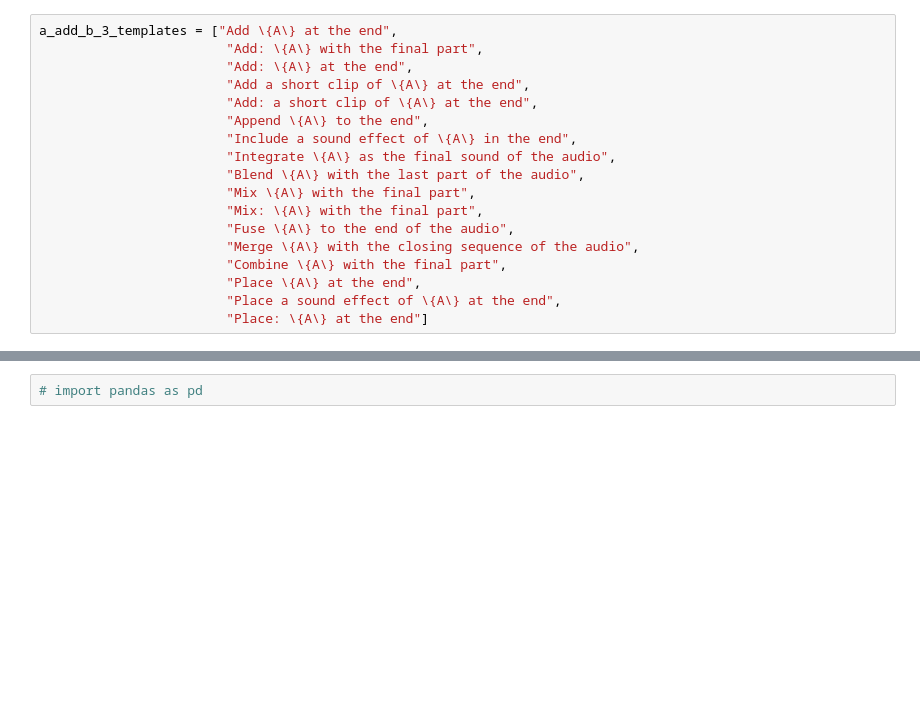
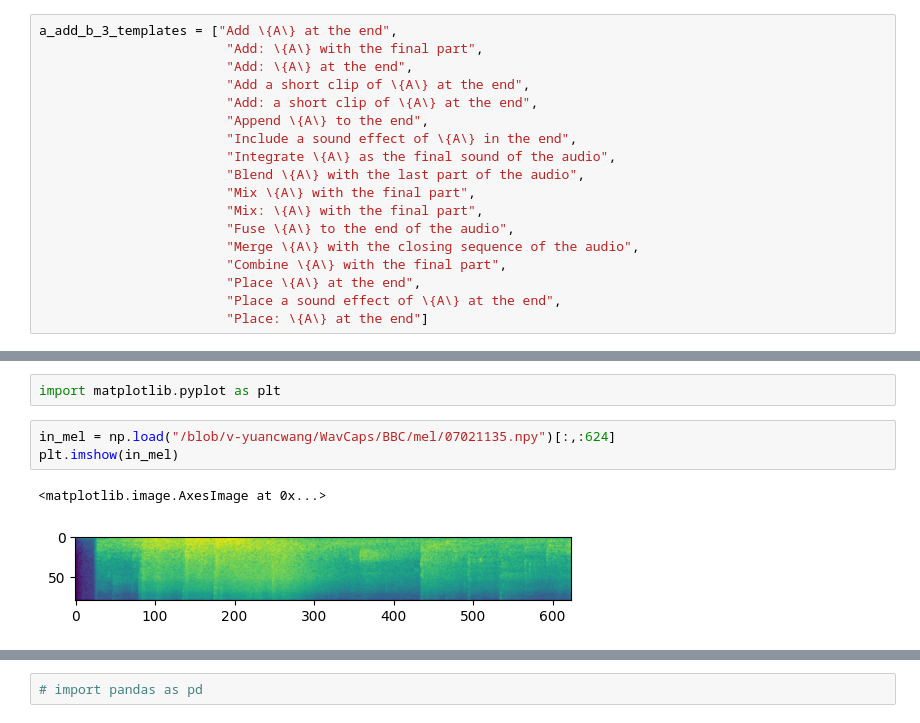
Before and after one commit to HeCheng0625/AUDIT_v2, a Jupyter notebook: gen_data_script/editing_add_drop.ipynb, the cells around one changed output, grey strips where cells are left out. Cells and saved outputs as stored; diff of their text form; blank space fills up the shorter version.

```diff
--- a/gen_data_script/editing_add_drop.ipynb
+++ b/gen_data_script/editing_add_drop.ipynb
@@ -118,0 +224,8 @@ a_add_b_3_templates = ["Add \{A\} at the end",
+# %%
+import matplotlib.pyplot as plt
+# %%
+in_mel = np.load("/blob/v-yuancwang/WavCaps/BBC/mel/07021135.npy")[:,:624]
+plt.imshow(in_mel)
+# %% [output]
+<matplotlib.image.AxesImage at 0x...>
+[figure, added]
```
Also changed, not shown: parts of 5 cells of this notebook, 5 other files.
